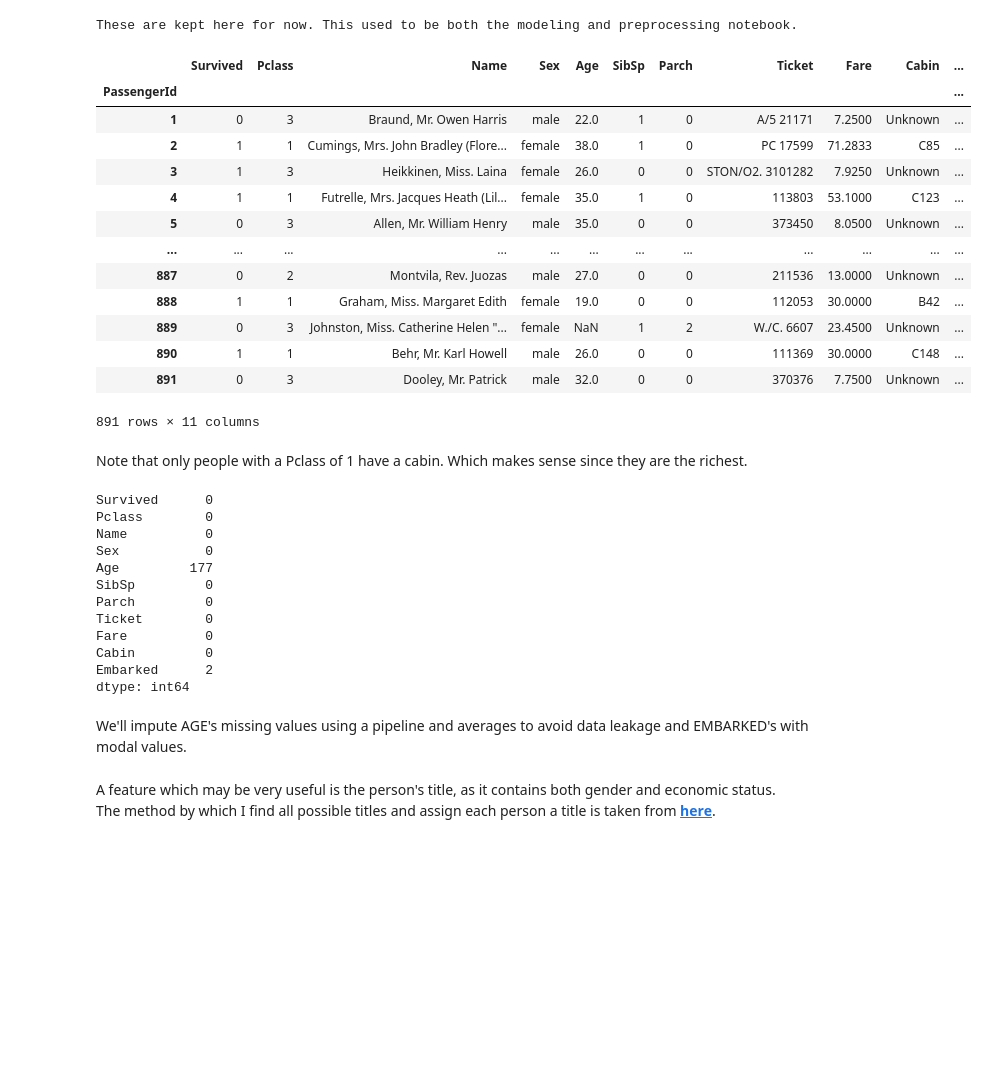
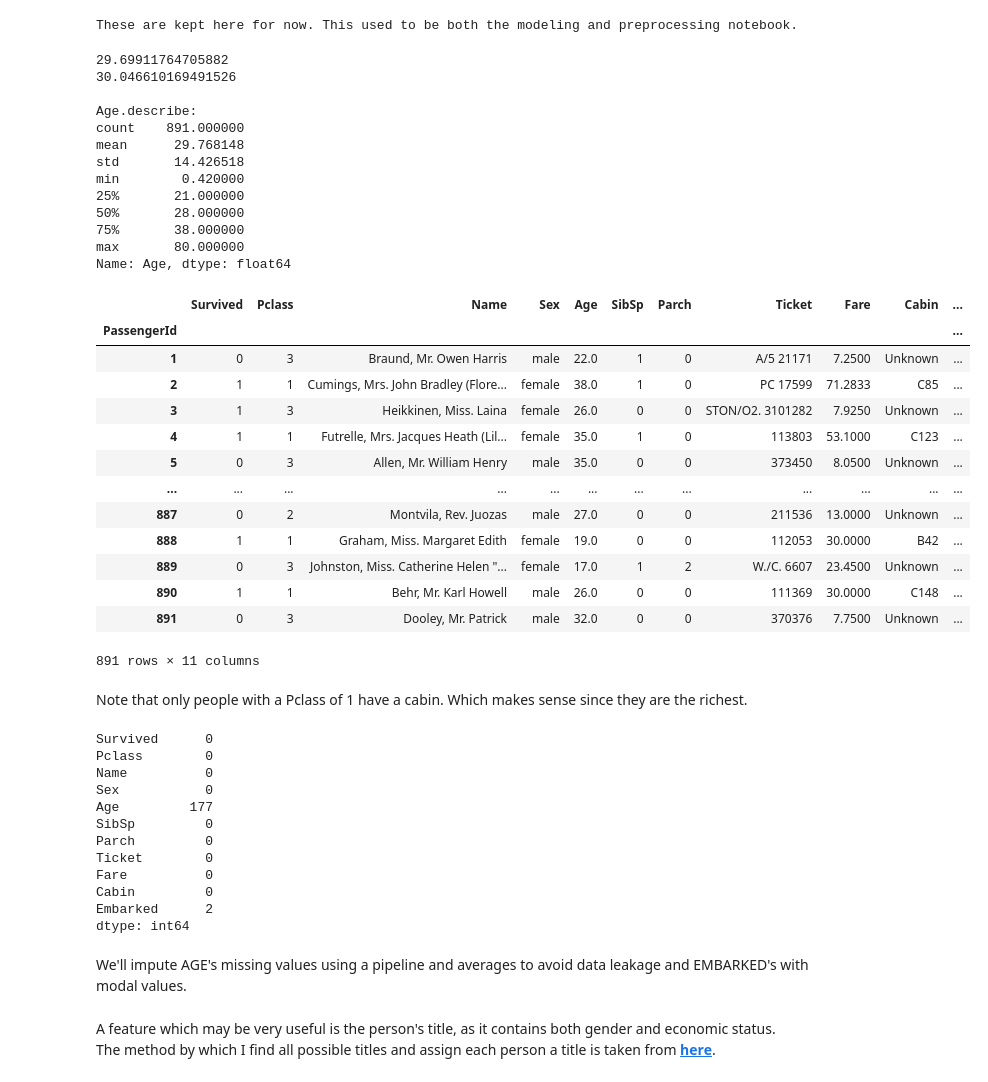
Before and after one commit to Alon-Shaaltiel/Titanic_ML, a Jupyter notebook: DataVisualizationAndPreprocessing.ipynb, the cells around one changed output. Cells and saved outputs as stored; diff of their text form; code cells hidden in the pictures; blank space fills up the shorter version.

Commit message:
Added pivot table for Age and filled missing data

```diff
--- a/DataVisualizationAndPreprocessing.ipynb
+++ b/DataVisualizationAndPreprocessing.ipynb
@@ -52,45 +52,70 @@ These are kept here for now. This used to be both the modeling and preprocessing
 # %%
 df = pd.read_csv('Data/train.csv', index_col='PassengerId').fillna(value={'Cabin':'Unknown'})
 test = pd.read_csv('Data/test.csv', index_col='PassengerId').fillna(value={'Cabin':'Unknown'})
 # y = df['Survived']
 # df.drop(['Survived'],axis=1,inplace=True)
+
+# Fill age missing data using age distribution:
+ageDist = df.Age.dropna().to_list()
+rng = np.random.default_rng(seed=42)
+filler = [ageDist[int(np.round(i*len(ageDist)))] for i in rng.random(df.Age.isna().sum())]
+print(sum(ageDist)/len(ageDist)) # 29.7
+print(sum(filler)/len(filler)) # 30.05
+# Close enough :)
+df.loc[df.Age.isnull(), 'Age'] = filler
+print("\nAge.describe:")
+print(df.Age.describe()) # Notice the average going up.
+
 df
 # %% [output]
+29.69911764705882
+30.046610169491526
+
+Age.describe:
+count    891.000000
+mean      29.768148
+std       14.426518
+min        0.420000
+25%       21.000000
+50%       28.000000
+75%       38.000000
+max       80.000000
+Name: Age, dtype: float64
 |  | Survived | Pclass | Name | Sex | Age | SibSp | Parch | Ticket | Fare | Cabin | ... |
 | PassengerId |  |  |  |  |  |  |  |  |  |  | ... |
 | 1 | 0 | 3 | Braund, Mr. Owen Harris | male | 22.0 | 1 | 0 | A/5 21171 | 7.2500 | Unknown | ... |
 | 2 | 1 | 1 | Cumings, Mrs. John Bradley (Flore... | female | 38.0 | 1 | 0 | PC 17599 | 71.2833 | C85 | ... |
 | 3 | 1 | 3 | Heikkinen, Miss. Laina | female | 26.0 | 0 | 0 | STON/O2. 3101282 | 7.9250 | Unknown | ... |
 | 4 | 1 | 1 | Futrelle, Mrs. Jacques Heath (Lil... | female | 35.0 | 1 | 0 | 113803 | 53.1000 | C123 | ... |
 | 5 | 0 | 3 | Allen, Mr. William Henry | male | 35.0 | 0 | 0 | 373450 | 8.0500 | Unknown | ... |
 | ... | ... | ... | ... | ... | ... | ... | ... | ... | ... | ... | ... |
 | 887 | 0 | 2 | Montvila, Rev. Juozas | male | 27.0 | 0 | 0 | 211536 | 13.0000 | Unknown | ... |
 | 888 | 1 | 1 | Graham, Miss. Margaret Edith | female | 19.0 | 0 | 0 | 112053 | 30.0000 | B42 | ... |
-| 889 | 0 | 3 | Johnston, Miss. Catherine Helen "... | female | NaN | 1 | 2 | W./C. 6607 | 23.4500 | Unknown | ... |
+| 889 | 0 | 3 | Johnston, Miss. Catherine Helen "... | female | 17.0 | 1 | 2 | W./C. 6607 | 23.4500 | Unknown | ... |
 | 890 | 1 | 1 | Behr, Mr. Karl Howell | male | 26.0 | 0 | 0 | 111369 | 30.0000 | C148 | ... |
 | 891 | 0 | 3 | Dooley, Mr. Patrick | male | 32.0 | 0 | 0 | 370376 | 7.7500 | Unknown | ... |
-891 rows × 11 columns
+891 rows × 11 columns
 # %% [markdown]
 Note that only people with a Pclass of 1 have a cabin. Which makes sense since they are the richest.
-# %%
-df.isna().sum()
-# I understand this is missing Cabin's count.
-# However, IMO it's not important, we expect most wouldn't have a cabin.
-# %% [output]
-Survived      0
-Pclass        0
-Name          0
-Sex           0
-Age         177
-SibSp         0
-Parch         0
-Ticket        0
-Fare          0
-Cabin         0
-Embarked      2
-dtype: int64
-# %% [markdown]
-We'll impute AGE's missing values using a pipeline and averages to avoid data leakage and EMBARKED's with modal values.
+# %%
+df.isna().sum()
+# I understand this is missing Cabin's count.
+# However, IMO it's not important, we expect most wouldn't have a cabin.
+# %% [output]
+Survived      0
+Pclass        0
+Name          0
+Sex           0
+Age         177
+SibSp         0
+Parch         0
+Ticket        0
+Fare          0
+Cabin         0
+Embarked      2
+dtype: int64
+# %% [markdown]
+We'll impute AGE's missing values using a pipeline and averages to avoid data leakage and EMBARKED's with modal values.
 # %% [markdown]
 A feature which may be very useful is the person's title, as it contains both gender and economic status.<br>
 The method by which I find all possible titles and assign each person a title is taken from __[here](https://triangleinequality.wordpress.com/2013/09/08/basic-feature-engineering-with-the-titanic-data/)__.
```
Also changed, not shown: parts of 32 cells of this notebook.
